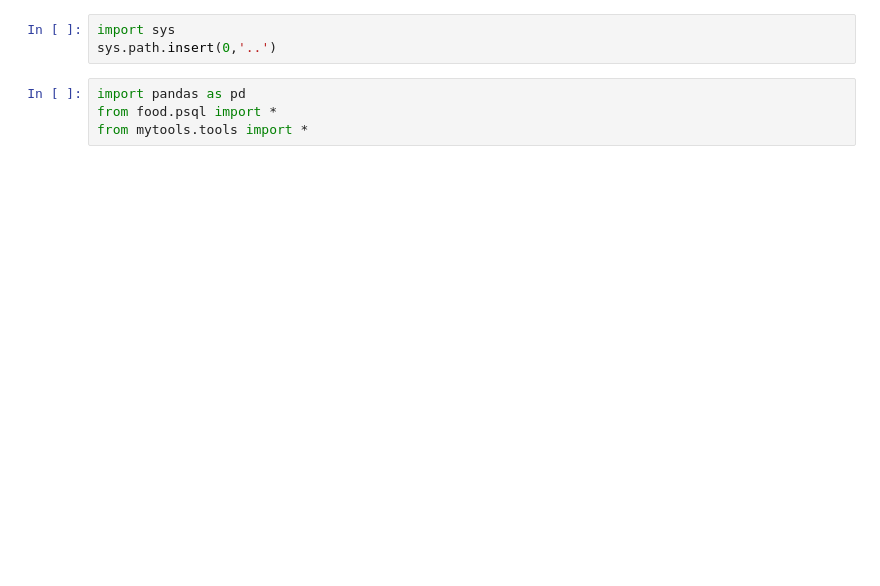
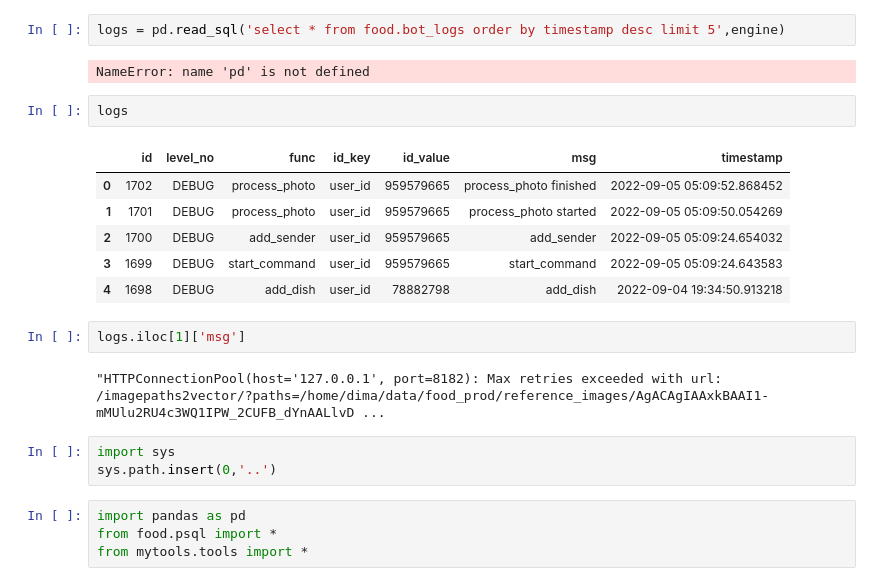
Before and after one commit to DmitriyG228/food, a Jupyter notebook: code/00_nbs/stats.ipynb, the cells around one changed output. Saved outputs shown, nothing was run; the diff lists cells and outputs as text; blank space fills up the shorter version.

```diff
--- a/code/00_nbs/stats.ipynb
+++ b/code/00_nbs/stats.ipynb
@@ -1,3 +1,20 @@
+# %%
+logs = pd.read_sql('select * from food.bot_logs order by timestamp desc limit 5',engine)
+# %% [output]
+NameError: name 'pd' is not defined
+# %%
+logs
+# %% [output]
+|  | id | level_no | func | id_key | id_value | msg | timestamp |
+| 0 | 1702 | DEBUG | process_photo | user_id | 959579665 | process_photo finished | 2022-09-05 05:09:52.868452 |
+| 1 | 1701 | DEBUG | process_photo | user_id | 959579665 | process_photo started | 2022-09-05 05:09:50.054269 |
+| 2 | 1700 | DEBUG | add_sender | user_id | 959579665 | add_sender | 2022-09-05 05:09:24.654032 |
+| 3 | 1699 | DEBUG | start_command | user_id | 959579665 | start_command | 2022-09-05 05:09:24.643583 |
+| 4 | 1698 | DEBUG | add_dish | user_id | 78882798 | add_dish | 2022-09-04 19:34:50.913218 |
+# %%
+logs.iloc[1]['msg']
+# %% [output]
+"HTTPConnectionPool(host='127.0.0.1', port=8182): Max retries exceeded with url: /imagepaths2vector/?paths=/home/dima/data/food_prod/reference_images/AgACAgIAAxkBAAI1-mMUlu2RU4c3WQ1IPW_2CUFB_dYnAALlvD ...
 # %%
 import sys
 sys.path.insert(0,'..')
```
Also changed, not shown: parts of 7 cells of this notebook, 9 other files.
